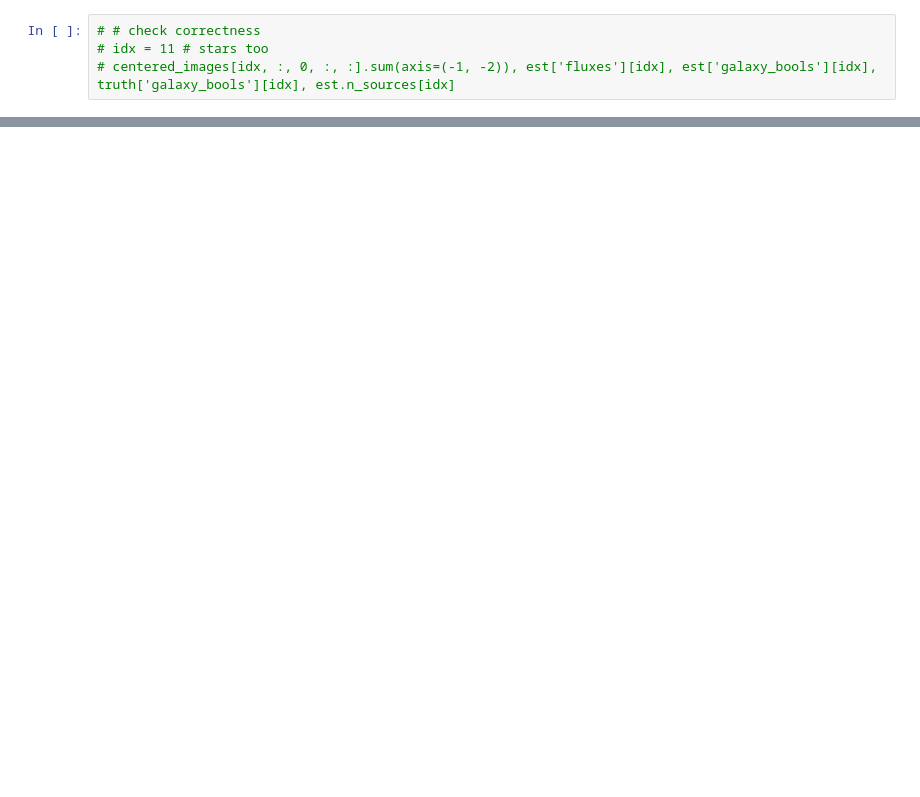
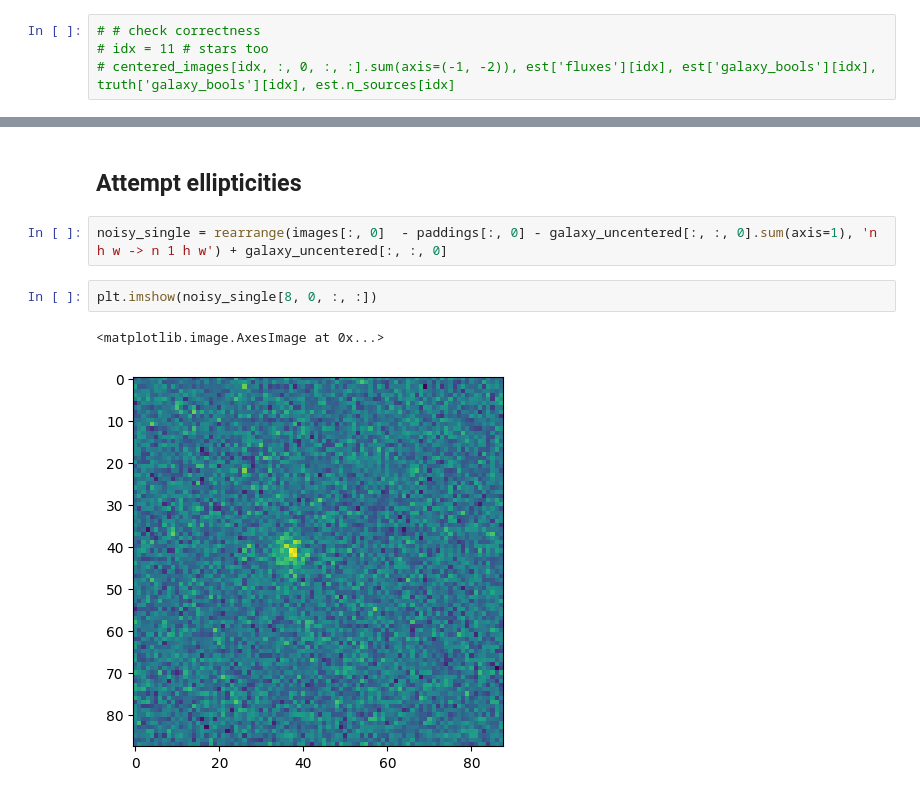
Before and after one commit to ismael-mendoza/bliss, a Jupyter notebook: experiment/notebooks/explore/new-results-deblender1.ipynb, the cells around one changed output, grey strips where cells are left out. Drawn from its saved outputs; the diff is of its cells as text; blank space fills up the shorter version.

```diff
--- a/experiment/notebooks/explore/new-results-deblender1.ipynb
+++ b/experiment/notebooks/explore/new-results-deblender1.ipynb
@@ -359,0 +400,9 @@ tensor([[19.1155],
+# %% [markdown]
+## Attempt ellipticities
+# %%
+noisy_single = rearrange(images[:, 0]  - paddings[:, 0] - galaxy_uncentered[:, :, 0].sum(axis=1), 'n h w -> n 1 h w') + galaxy_uncentered[:, :, 0]
+# %%
+plt.imshow(noisy_single[8, 0, :, :])
+# %% [output]
+<matplotlib.image.AxesImage at 0x...>
+[figure, added]
```
Also changed, not shown: parts of 23 cells of this notebook.
